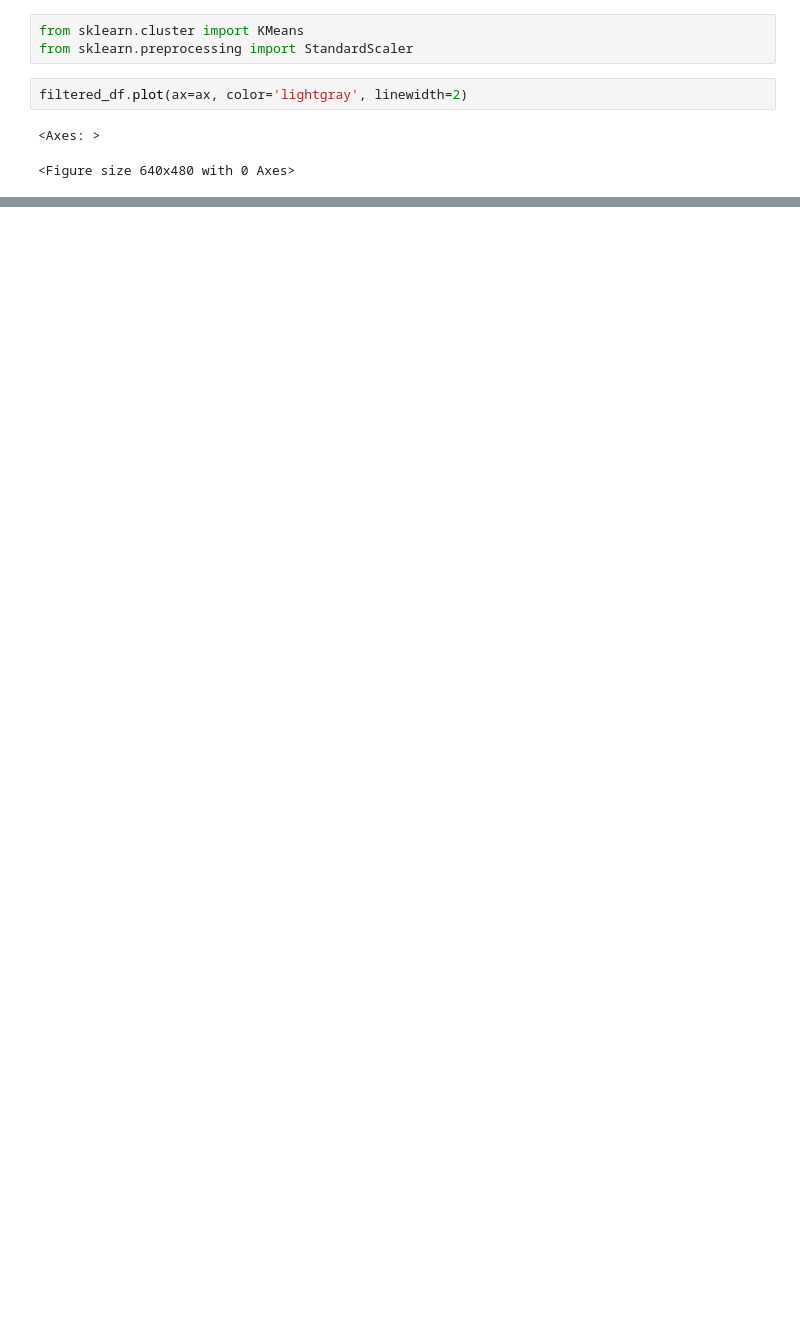
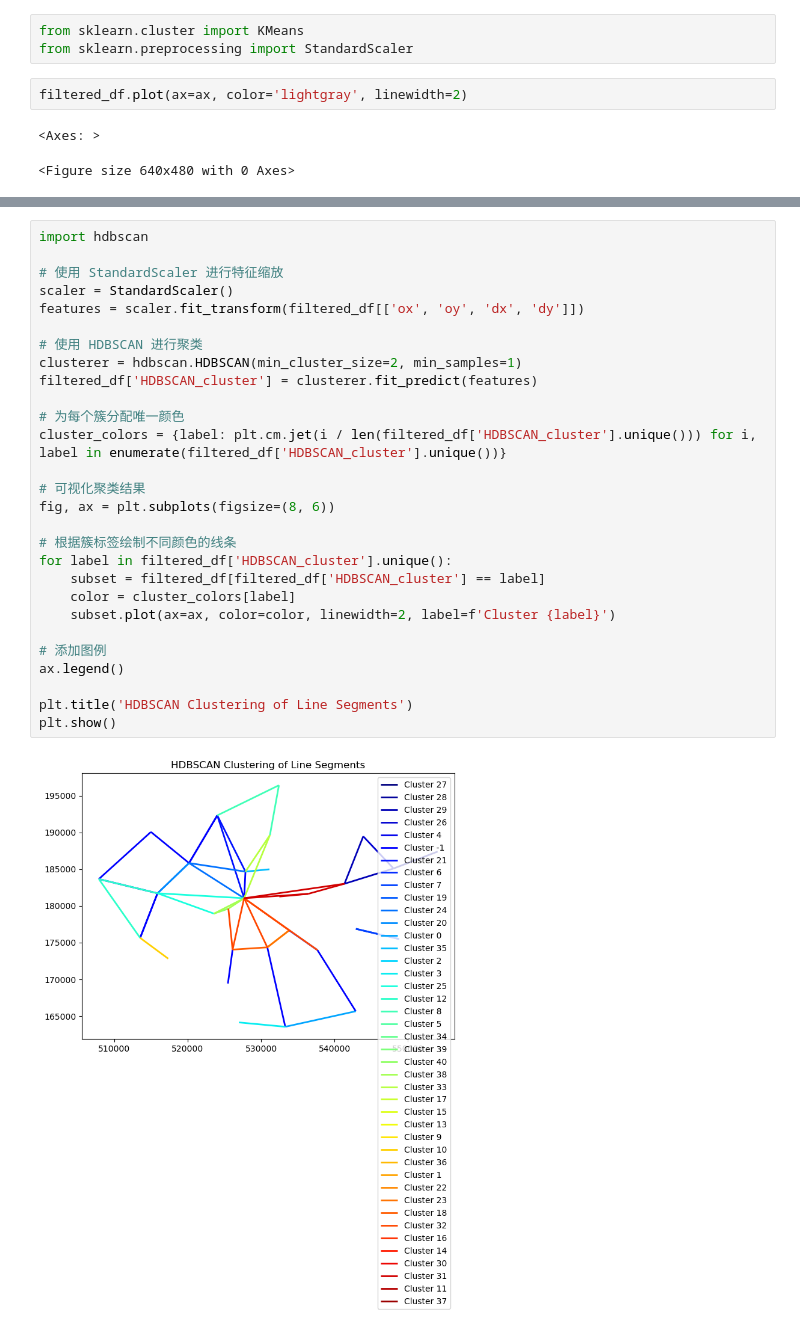
Before and after one commit to XianchenWang0421/CASA0007_Written_Investigation, a Jupyter notebook: code/data_read.ipynb, the cells around one changed output, grey strips where cells are left out. Saved outputs shown, nothing was run; the diff lists cells and outputs as text; blank space fills up the shorter version.

```diff
--- a/code/data_read.ipynb
+++ b/code/data_read.ipynb
@@ -423,0 +483,30 @@ plt.show()
+# %%
+import hdbscan
+
+# 使用 StandardScaler 进行特征缩放
+scaler = StandardScaler()
+features = scaler.fit_transform(filtered_df[['ox', 'oy', 'dx', 'dy']])
+
+# 使用 HDBSCAN 进行聚类
+clusterer = hdbscan.HDBSCAN(min_cluster_size=2, min_samples=1)
+filtered_df['HDBSCAN_cluster'] = clusterer.fit_predict(features)
+
+# 为每个簇分配唯一颜色
+cluster_colors = {label: plt.cm.jet(i / len(filtered_df['HDBSCAN_cluster'].unique())) for i, label in enumerate(filtered_df['HDBSCAN_cluster'].unique())}
+
+# 可视化聚类结果
+fig, ax = plt.subplots(figsize=(8, 6))
+
+# 根据簇标签绘制不同颜色的线条
+for label in filtered_df['HDBSCAN_cluster'].unique():
+    subset = filtered_df[filtered_df['HDBSCAN_cluster'] == label]
+    color = cluster_colors[label]
+    subset.plot(ax=ax, color=color, linewidth=2, label=f'Cluster {label}')
+
+# 添加图例
+ax.legend()
+
+plt.title('HDBSCAN Clustering of Line Segments')
+plt.show()
+# %% [output]
+[figure, added]
```
Also changed, not shown: parts of 43 cells of this notebook.
